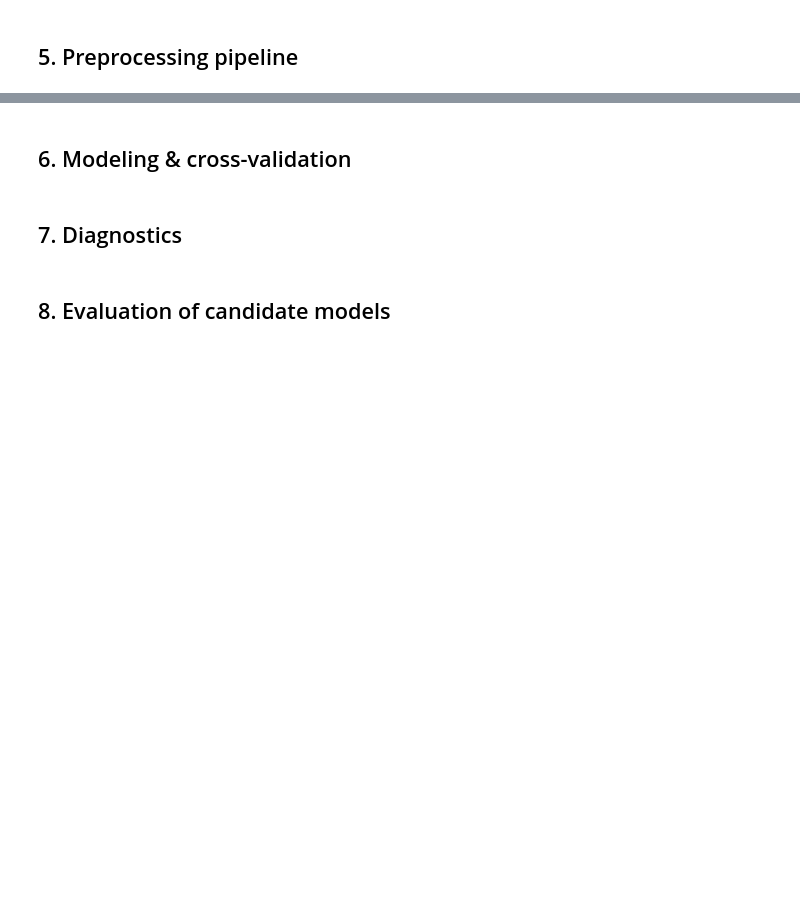
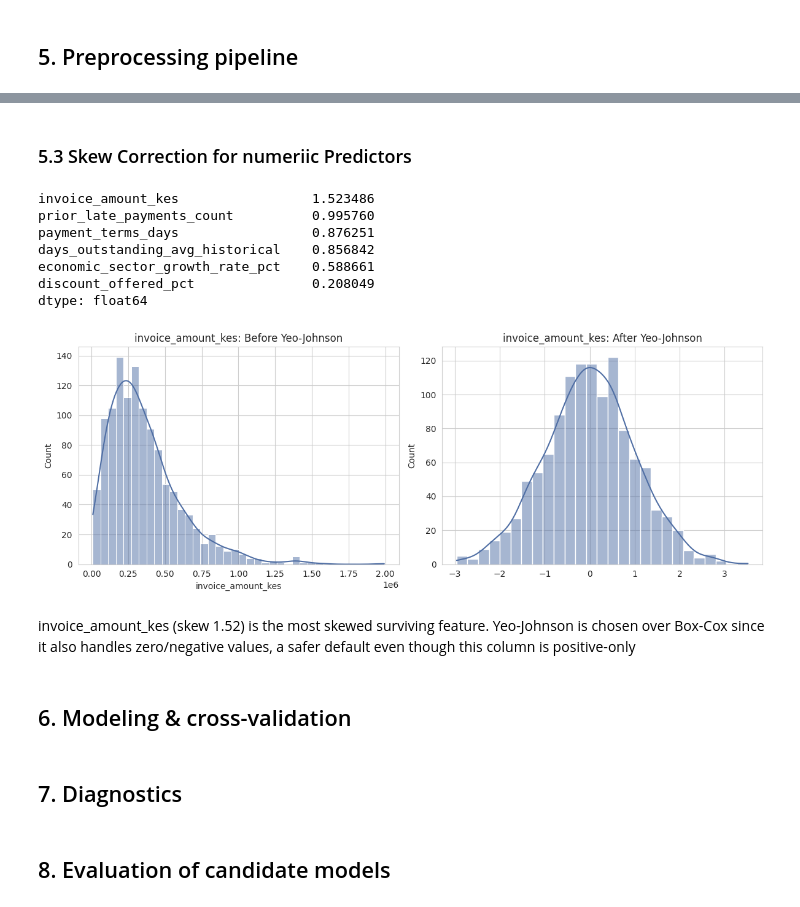
Before and after one commit to tanuiivy/bbt4106-202604-D4-classification, a Jupyter notebook: bbt4106_202604_D4_classification.ipynb, the cells around one changed output, grey strips where cells are left out. Drawn from its saved outputs; the diff is of its cells as text; code cells hidden in the pictures; blank space fills up the shorter version.

Commit message:
Feature selection and preprocessing

```diff
--- a/bbt4106_202604_D4_classification.ipynb
+++ b/bbt4106_202604_D4_classification.ipynb
@@ -457,0 +533,31 @@ concentrated in one.
+# %%
+columns_to_drop = ['client_relationship_years', 'guarantee_value_kes',
+                    'client_company_size', 'collateral_or_guarantee']
+
+selected_numeric_features = [c for c in numeric_cols if c not in columns_to_drop]
+selected_categorical_features = [c for c in categorical_cols if c not in columns_to_drop]
+
+X_train_sel = X_train.drop(columns=columns_to_drop)
+X_test_sel = X_test.drop(columns=columns_to_drop)
+
+print(f"""
+Two feature selection methods were applied to X_train/y_train only:
+1. ANOVA F-test + Cramer's V (recomputed train-only in 4.1)
+2. Mutual Information (4.2)
+
+Four features are dropped on convergent evidence from both methods:
+- client_relationship_years: not significant by ANOVA (p=0.64), MI=0.0000
+- guarantee_value_kes: not significant by ANOVA (p=0.38), MI=0.0000, AND missing in
+  {X_train['guarantee_value_kes'].isna().sum()} of {len(X_train)} training rows (63.5%),
+  imputing a majority-missing column would mean the model leans on a placeholder value most
+  of the time. Its information is already captured by collateral_or_guarantee (missingness
+  matches that column's 'No' rows exactly), making it doubly redundant.
+- client_company_size: Cramer's V=0.020, MI=0.0029 which is negligible by both measures
+- collateral_or_guarantee: Cramer's V=0.029, MI=0.0013 which is negligible by both measures; the
+  underlying "has collateral" signal turns out to be weak for predicting payment risk in
+  this dataset, not just the numeric guarantee amount
+
+Final feature set: {len(selected_numeric_features)} numeric + {len(selected_categorical_features)}
+categorical = {len(selected_numeric_features)+len(selected_categorical_features)} features,
+down from {len(numeric_cols)+len(categorical_cols)} original.
+""")
@@ -460,3 +644,29 @@ concentrated in one.
+# %% [markdown]
+### 5.3 Skew Correction for numeriic Predictors
+# %%
+from scipy import stats
+
+print(X_train_sel[general_numeric + skewed_numeric].skew().sort_values(ascending=False))
+
+fig, axes = plt.subplots(1, 2, figsize=(12, 4.5))
+sns.histplot(X_train_sel['invoice_amount_kes'], kde=True, ax=axes[0], color='#4F6EA4')
+axes[0].set_title('invoice_amount_kes: Before Yeo-Johnson')
+transformed_preview = PowerTransformer(method='yeo-johnson').fit_transform(X_train_sel[['invoice_amount_kes']])
+sns.histplot(transformed_preview.flatten(), kde=True, ax=axes[1], color='#4F6EA4')
+axes[1].set_title('invoice_amount_kes: After Yeo-Johnson')
+plt.tight_layout()
+plt.show()
+# %% [output]
+invoice_amount_kes                 1.523486
+prior_late_payments_count          0.995760
+payment_terms_days                 0.876251
+days_outstanding_avg_historical    0.856842
+economic_sector_growth_rate_pct    0.588661
+discount_offered_pct               0.208049
+dtype: float64
+[figure, added]
+# %% [markdown]
+invoice_amount_kes (skew 1.52) is the most skewed surviving feature. Yeo-Johnson is chosen over Box-Cox since it also handles zero/negative values, a safer default even though this column is positive-only
 # %% [markdown]
 ## 6. Modeling & cross-validation
 # %% [markdown]
```
Also changed, not shown: parts of 12 cells of this notebook.
